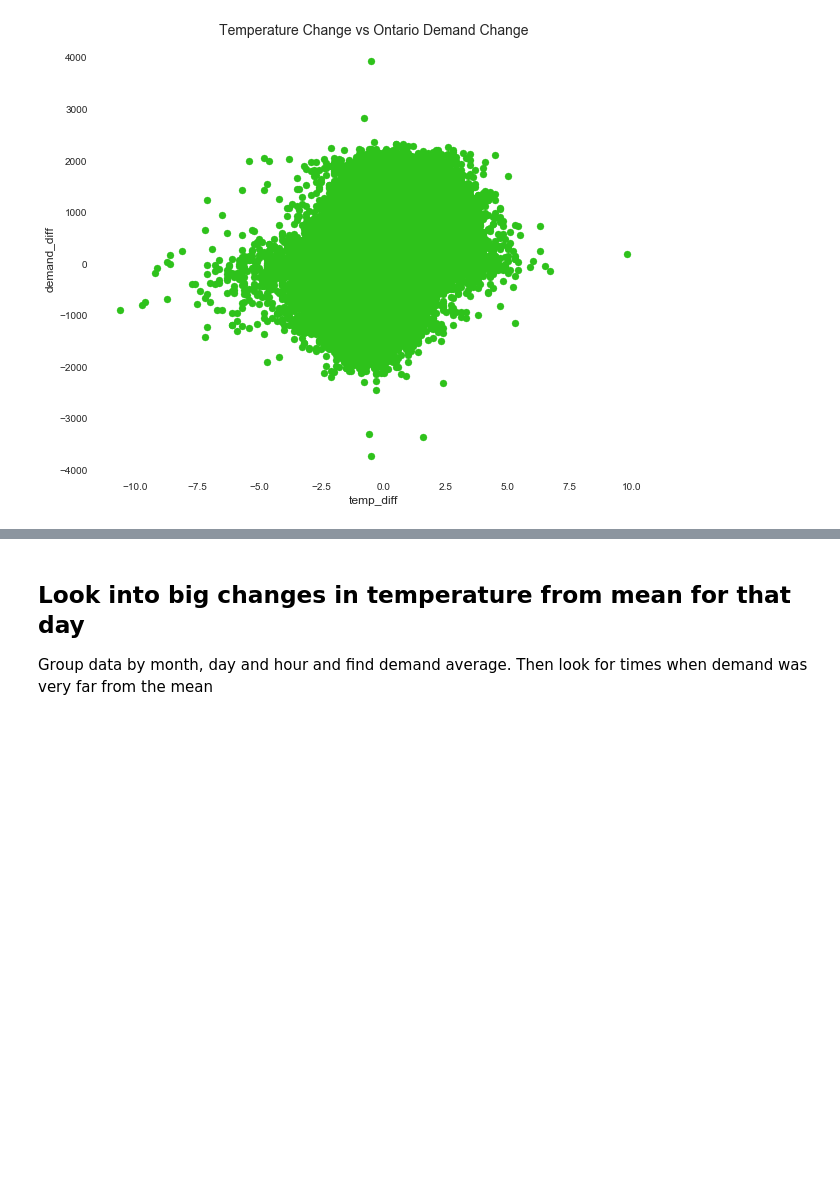
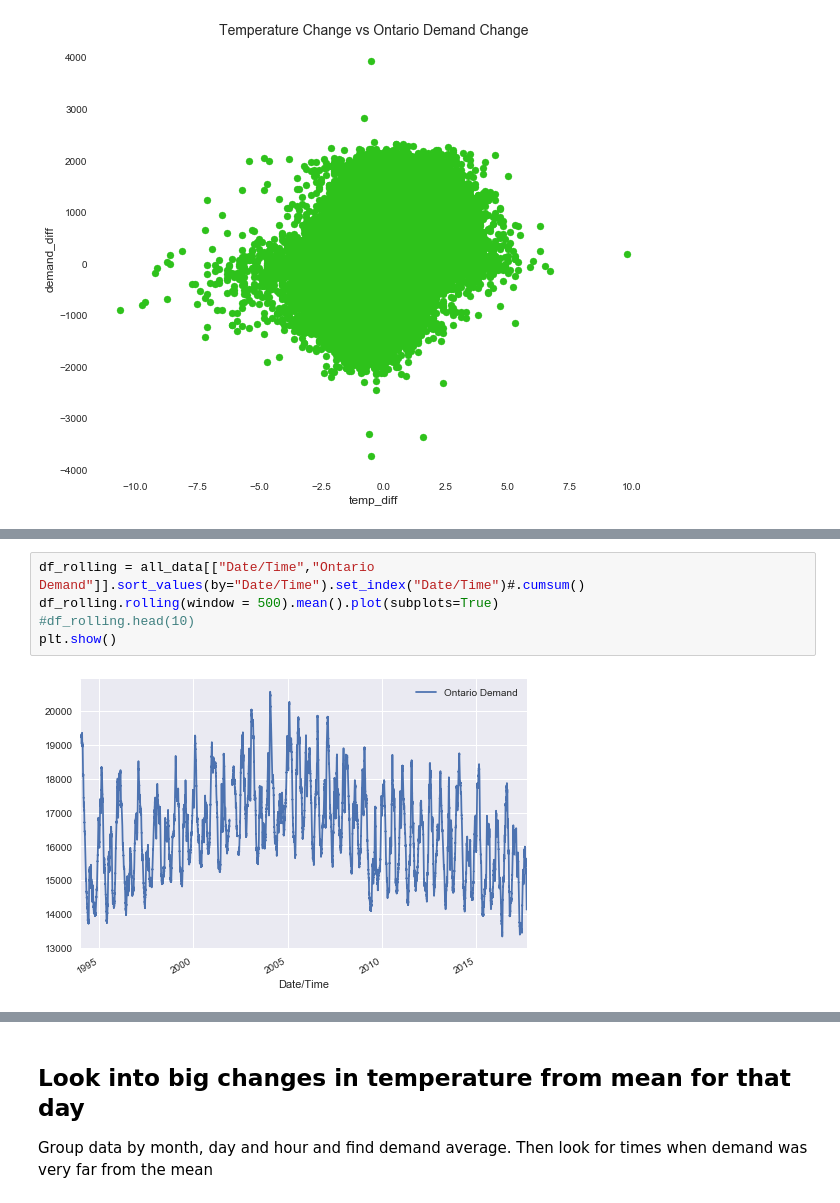
Before and after one commit to james-parks/Project2, a Jupyter notebook: CanadaEnergyUse.ipynb, the cells around one changed output, grey strips where cells are left out. Cells and saved outputs as stored; diff of their text form; blank space fills up the shorter version.

```diff
--- a/CanadaEnergyUse.ipynb
+++ b/CanadaEnergyUse.ipynb
@@ -530,0 +528,7 @@ Do more Time Series analysis here for rolling averages and other resampling
+# %%
+df_rolling = all_data[["Date/Time","Ontario Demand"]].sort_values(by="Date/Time").set_index("Date/Time")#.cumsum()
+df_rolling.rolling(window = 500).mean().plot(subplots=True)
+#df_rolling.head(10)
+plt.show()
+# %% [output]
+[figure, added]
```
Also changed, not shown: parts of 15 cells of this notebook.
